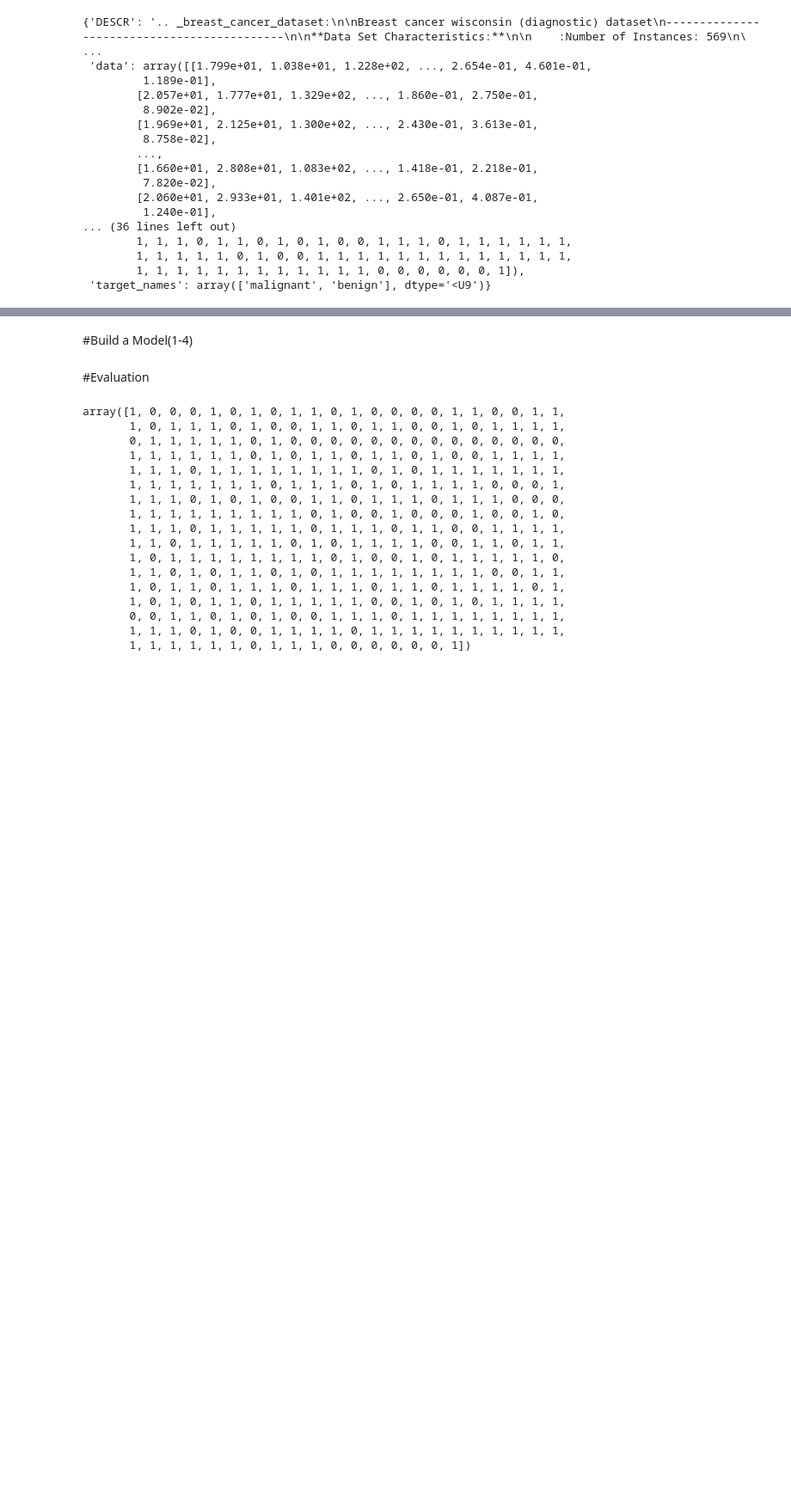
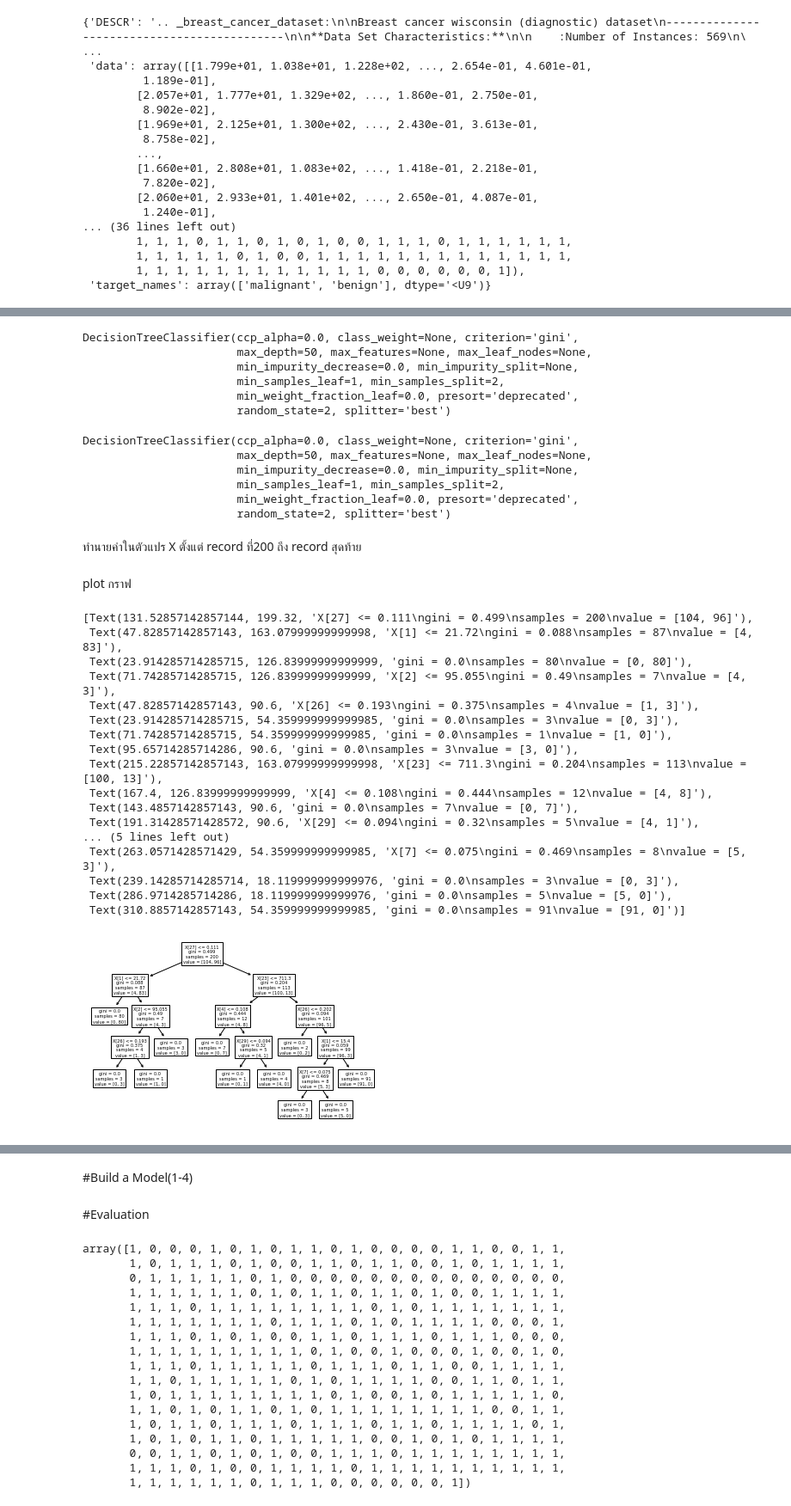
Before and after one commit to warisaaom/KKU_Data_Mining, a Jupyter notebook: classification(Evaluation).ipynb, the cells around one changed output, grey strips where cells are left out. Shown: that part at 86% size. Cells and saved outputs as stored; diff of their text form; code cells hidden in the pictures; blank space fills up the shorter version.

```diff
--- a/classification(Evaluation).ipynb
+++ b/classification(Evaluation).ipynb
@@ -28,0 +35,3 @@ BC_data
+# %%
+X = BC_data['data']
+y = BC_data['target']
@@ -28,0 +44,3 @@ BC_data
+# %%
+myTree = DecisionTreeClassifier(criterion='gini',max_depth=50,random_state=2)
+myTree
@@ -28,0 +70,25 @@ BC_data
+# %%
+myTree.fit(X[:200,:],y[:200])
+# %% [output]
+DecisionTreeClassifier(ccp_alpha=0.0, class_weight=None, criterion='gini',
+                       max_depth=50, max_features=None, max_leaf_nodes=None,
+                       min_impurity_decrease=0.0, min_impurity_split=None,
+                       min_samples_leaf=1, min_samples_split=2,
+                       min_weight_fraction_leaf=0.0, presort='deprecated',
+                       random_state=2, splitter='best')
+# %%
+DecisionTreeClassifier(ccp_alpha=0.0, class_weight=None, criterion='gini',
+                       max_depth=50, max_features=None, max_leaf_nodes=None,
+                       min_impurity_decrease=0.0, min_impurity_split=None,
+                       min_samples_leaf=1, min_samples_split=2,
+                       min_weight_fraction_leaf=0.0, presort='deprecated',
+                       random_state=2, splitter='best')
+# %% [output]
+DecisionTreeClassifier(ccp_alpha=0.0, class_weight=None, criterion='gini',
+                       max_depth=50, max_features=None, max_leaf_nodes=None,
+                       min_impurity_decrease=0.0, min_impurity_split=None,
+                       min_samples_leaf=1, min_samples_split=2,
+                       min_weight_fraction_leaf=0.0, presort='deprecated',
+                       random_state=2, splitter='best')
+# %% [markdown]
+ทำนายค่าในตัวแปร X ตั้งแต่ record ที่200 ถึง record สุดท้าย
@@ -28,0 +99,23 @@ BC_data
+# %% [markdown]
+plot กราฟ
+# %%
+plot_tree(myTree)
+# %% [output]
+[Text(131.52857142857144, 199.32, 'X[27] <= 0.111\ngini = 0.499\nsamples = 200\nvalue = [104, 96]'),
+ Text(47.82857142857143, 163.07999999999998, 'X[1] <= 21.72\ngini = 0.088\nsamples = 87\nvalue = [4, 83]'),
+ Text(23.914285714285715, 126.83999999999999, 'gini = 0.0\nsamples = 80\nvalue = [0, 80]'),
+ Text(71.74285714285715, 126.83999999999999, 'X[2] <= 95.055\ngini = 0.49\nsamples = 7\nvalue = [4, 3]'),
+ Text(47.82857142857143, 90.6, 'X[26] <= 0.193\ngini = 0.375\nsamples = 4\nvalue = [1, 3]'),
+ Text(23.914285714285715, 54.359999999999985, 'gini = 0.0\nsamples = 3\nvalue = [0, 3]'),
+ Text(71.74285714285715, 54.359999999999985, 'gini = 0.0\nsamples = 1\nvalue = [1, 0]'),
+ Text(95.65714285714286, 90.6, 'gini = 0.0\nsamples = 3\nvalue = [3, 0]'),
+ Text(215.22857142857143, 163.07999999999998, 'X[23] <= 711.3\ngini = 0.204\nsamples = 113\nvalue = [100, 13]'),
+ Text(167.4, 126.83999999999999, 'X[4] <= 0.108\ngini = 0.444\nsamples = 12\nvalue = [4, 8]'),
+ Text(143.4857142857143, 90.6, 'gini = 0.0\nsamples = 7\nvalue = [0, 7]'),
+ Text(191.31428571428572, 90.6, 'X[29] <= 0.094\ngini = 0.32\nsamples = 5\nvalue = [4, 1]'),
+... (5 lines left out)
+ Text(263.0571428571429, 54.359999999999985, 'X[7] <= 0.075\ngini = 0.469\nsamples = 8\nvalue = [5, 3]'),
+ Text(239.14285714285714, 18.119999999999976, 'gini = 0.0\nsamples = 3\nvalue = [0, 3]'),
+ Text(286.9714285714286, 18.119999999999976, 'gini = 0.0\nsamples = 5\nvalue = [5, 0]'),
+ Text(310.8857142857143, 54.359999999999985, 'gini = 0.0\nsamples = 91\nvalue = [91, 0]')]
+[figure, added]
```
Also changed, not shown: parts of 16 cells of this notebook.
